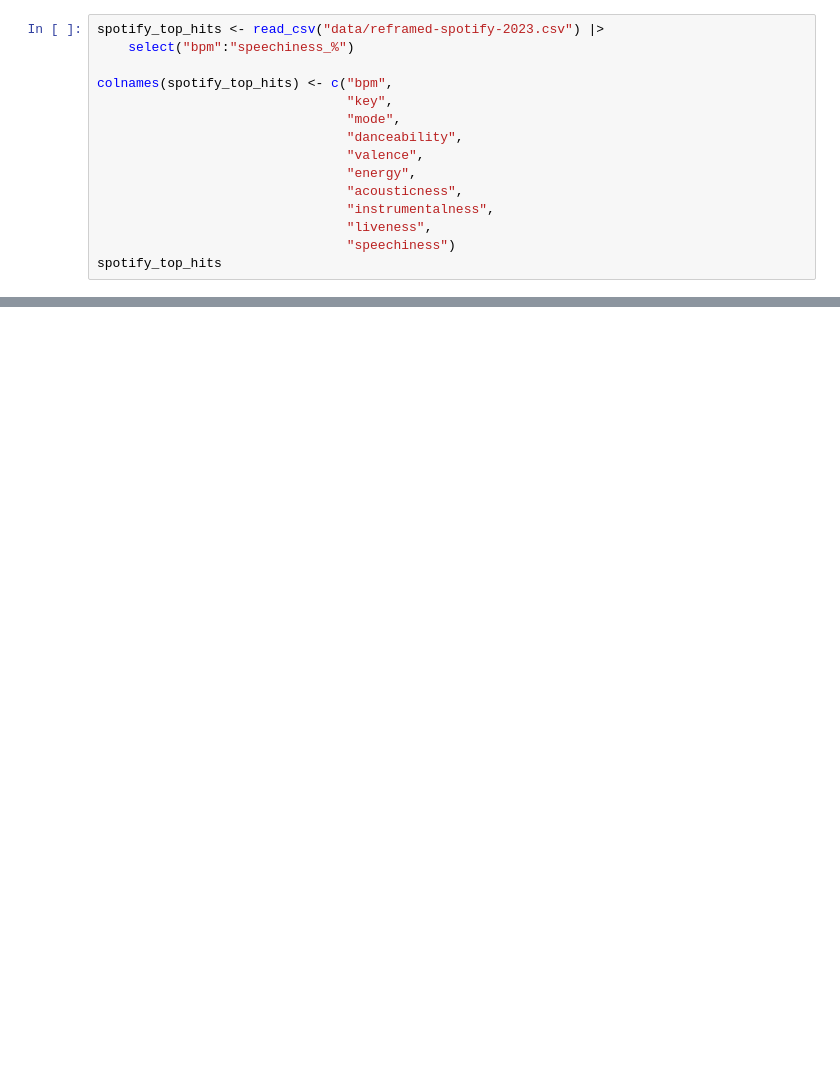
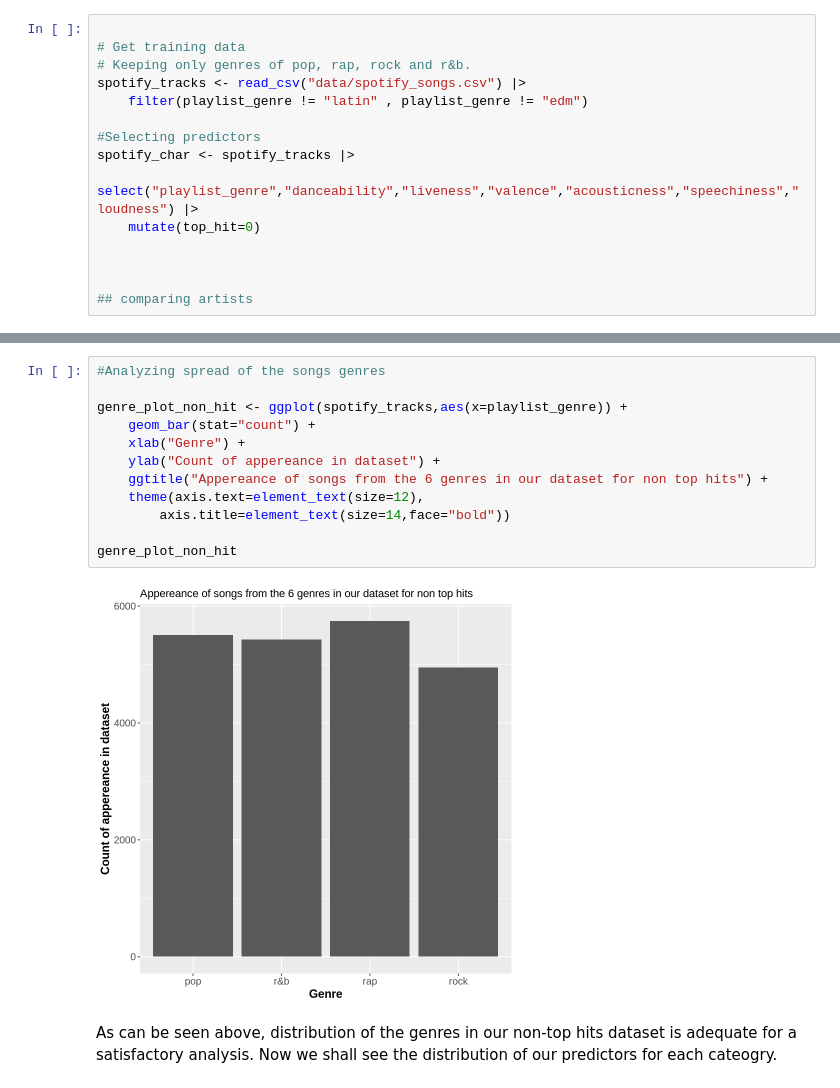
Before and after one commit to Blewbsam/KNN-Song-Genre, a Jupyter notebook: data_analysis.ipynb, the cells around one changed output, grey strips where cells are left out. Cells and saved outputs as stored; diff of their text form; blank space fills up the shorter version.

Commit message:
Read comments below
Made some changes to indtroductory paragraph.
Wrangled dataframe to proper format
Plotted distribution of the classes in our dataset

```diff
--- a/data_analysis.ipynb
+++ b/data_analysis.ipynb
@@ -13,16 +15,16 @@ library(tidyverse)
 # %%
-spotify_top_hits <- read_csv("data/reframed-spotify-2023.csv") |>
-    select("bpm":"speechiness_%")
 
-colnames(spotify_top_hits) <- c("bpm",
-                                "key",
-                                "mode",
-                                "danceability",
-                                "valence",
-                                "energy",
-                                "acousticness",
-                                "instrumentalness",
-                                "liveness",
-                                "speechiness")
-spotify_top_hits
+# Get training data
+# Keeping only genres of pop, rap, rock and r&b.
+spotify_tracks <- read_csv("data/spotify_songs.csv") |>
+    filter(playlist_genre != "latin" , playlist_genre != "edm")
+
+#Selecting predictors
+spotify_char <- spotify_tracks |>
+    select("playlist_genre","danceability","liveness","valence","acousticness","speechiness","loudness") |>
+    mutate(top_hit=0)
+
+
+
+## comparing artists
 # %% [output]
@@ -76,0 +39,16 @@ Warning message in geom_histogram(stat = "count"):
+# %%
+#Analyzing spread of the songs genres
+
+genre_plot_non_hit <- ggplot(spotify_tracks,aes(x=playlist_genre)) +
+    geom_bar(stat="count") +
+    xlab("Genre") +
+    ylab("Count of appereance in dataset") +
+    ggtitle("Appereance of songs from the 6 genres in our dataset for non top hits") +
+    theme(axis.text=element_text(size=12),
+        axis.title=element_text(size=14,face="bold"))
+
+genre_plot_non_hit
+# %% [output]
+[figure, added]
+# %% [markdown]
+As can be seen above, distribution of the genres in our non-top hits dataset is adequate for a satisfactory analysis. Now we shall see the distribution of our predictors for each cateogry.
```
Also changed, not shown: parts of 6 cells of this notebook, 1 other file.
